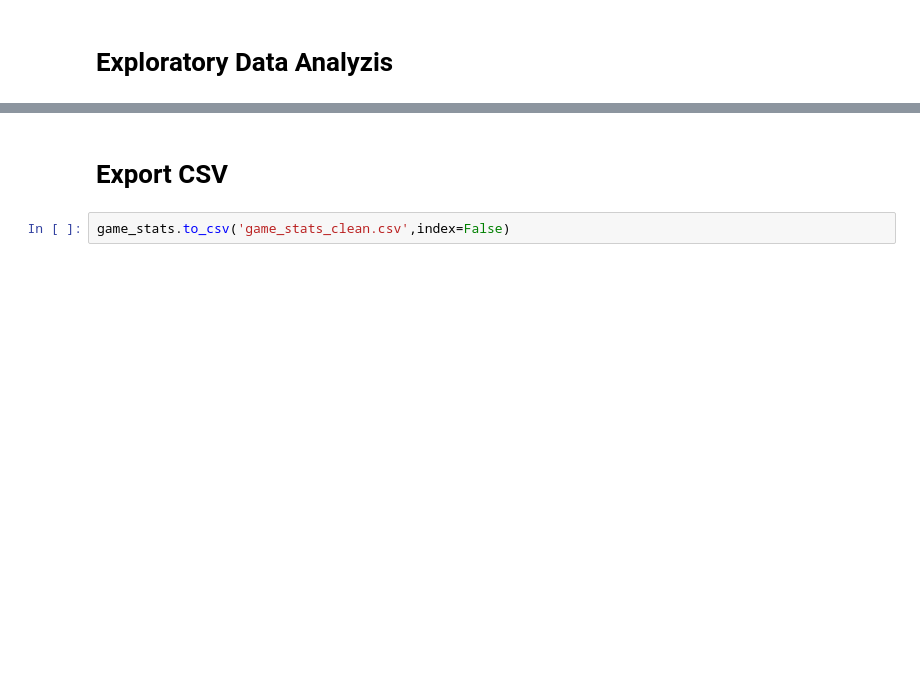
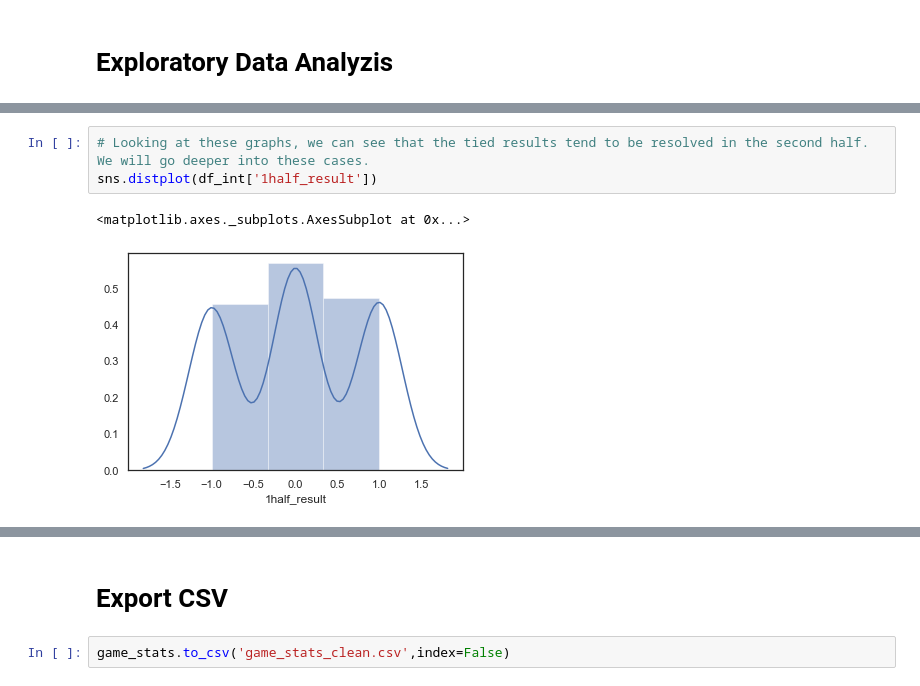
Before and after one commit to luisgzaparolli/bundesbet, a Jupyter notebook: game_stats_exploratory.ipynb, the cells around one changed output, grey strips where cells are left out. Cells and saved outputs as stored; diff of their text form; blank space fills up the shorter version.

```diff
--- a/game_stats_exploratory.ipynb
+++ b/game_stats_exploratory.ipynb
@@ -123,0 +116,6 @@ game_stats
+# %%
+# Looking at these graphs, we can see that the tied results tend to be resolved in the second half. We will go deeper into these cases.
+sns.distplot(df_int['1half_result'])
+# %% [output]
+<matplotlib.axes._subplots.AxesSubplot at 0x...>
+[figure, added]
```
Also changed, not shown: parts of 36 cells of this notebook, 3 other files.
